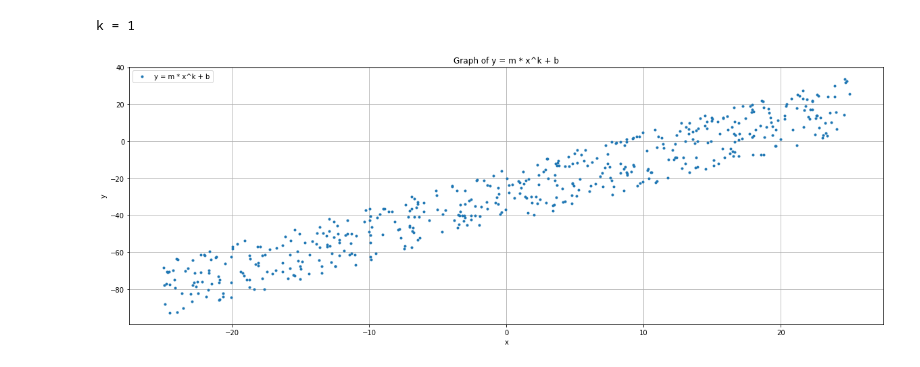
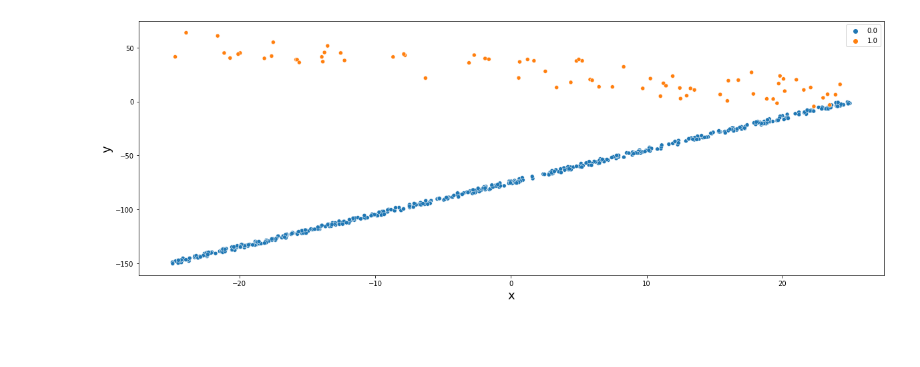
Before and after one commit to rscd27p/RPI_Investigation3, a Jupyter notebook: Synthethic_Data_Generation.ipynb, the cells around one changed output. Drawn from its saved outputs; the diff is of its cells as text; code cells hidden in the pictures; blank space fills up the shorter version.

```diff
--- a/Synthethic_Data_Generation.ipynb
+++ b/Synthethic_Data_Generation.ipynb
@@ -63,20 +68,21 @@ k = 3
-# %%
-# Apply Synthetic datas Generation
-
-from imblearn.over_sampling import SMOTE,ADASYN
-
-x1 = x1.reshape(-1,1)
-y1 = y1.reshape(-1,1)
-x_res1, y_res1 = SMOTE().fit_sample(x1, y1)
-
-print('\nk = ' + str(k) + '\n')
-plt.plot(x_res1, y_res1, '.', label= 'y = m * x^k + b')
-plt.title('Graph of y = m * x^k + b')
-plt.xlabel('x')
-plt.ylabel('y')
-plt.legend(loc='upper left')
-plt.grid()
-plt.show()
-# %% [output]
-k = 1
-[figure, removed]
+# %%
+# Generate first regression class
+res1 = np.zeros(len(x1))
+param1 = np.column_stack((x1,y1))
+
+# Generate second regression class
+res2 = np.ones(len(x2))
+param2 = np.column_stack((x2,y2))
+
+# Stack results and parameters
+
+res_t = np.concatenate((res1,res2), axis=0)
+param_t = np.concatenate((param1,param2),axis=0)
+
+# Plotting Data
+sns.scatterplot(x=param_t[:,0],y=param_t[:,1],hue=res_t, ci=None)
+plt.xlabel("x",fontsize=18)
+plt.ylabel("y",fontsize=18)
+plt.show()
+# %% [output]
+[figure, added]
```
Also changed, not shown: parts of 5 cells of this notebook.
